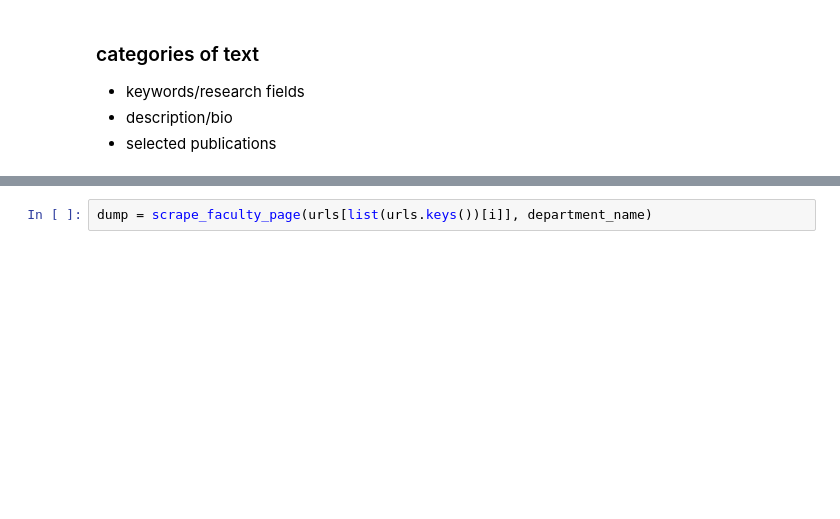
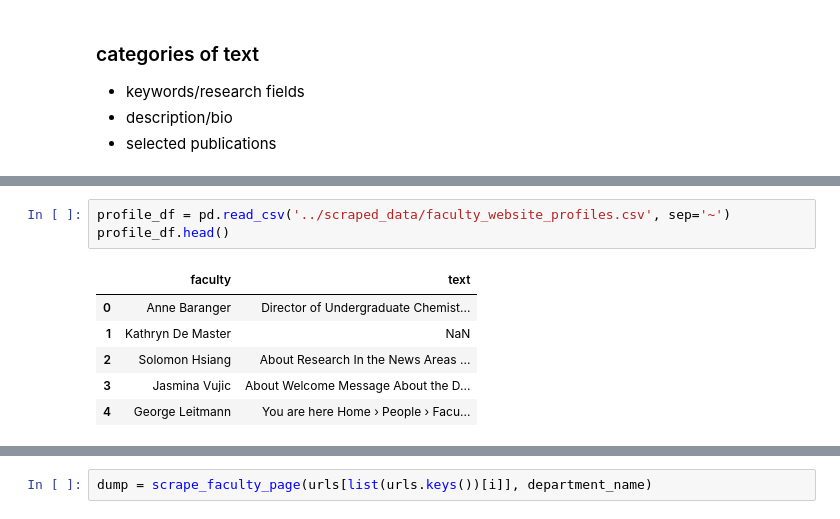
Before and after one commit to jsonchin/BIDS, a Jupyter notebook: scraping/scrape_faculty_websites.ipynb, the cells around one changed output, grey strips where cells are left out. Drawn from its saved outputs; the diff is of its cells as text; blank space fills up the shorter version.

Commit message:
cleaned faculty website data

```diff
--- a/scraping/scrape_faculty_websites.ipynb
+++ b/scraping/scrape_faculty_websites.ipynb
@@ -1055,0 +1035,10 @@ https://www2.eecs.berkeley.edu/Faculty/Homepages/ramchandran.html
+# %%
+profile_df = pd.read_csv('../scraped_data/faculty_website_profiles.csv', sep='~')
+profile_df.head()
+# %% [output]
+|  | faculty | text |
+| 0 | Anne Baranger | Director of Undergraduate Chemist... |
+| 1 | Kathryn De Master | NaN |
+| 2 | Solomon Hsiang | About Research In the News Areas ... |
+| 3 | Jasmina Vujic | About Welcome Message About the D... |
+| 4 | George Leitmann | You are here Home › People › Facu... |
```
Also changed, not shown: parts of 62 cells of this notebook, 2 other files.
